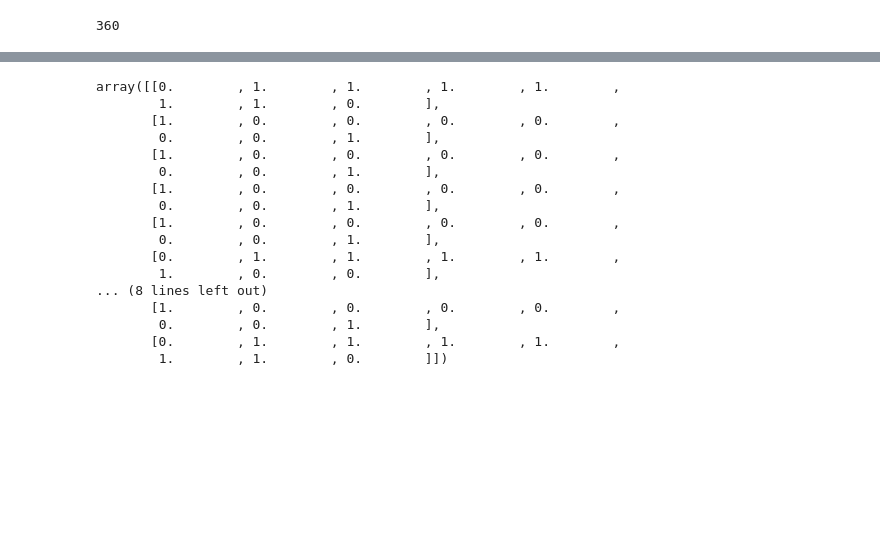
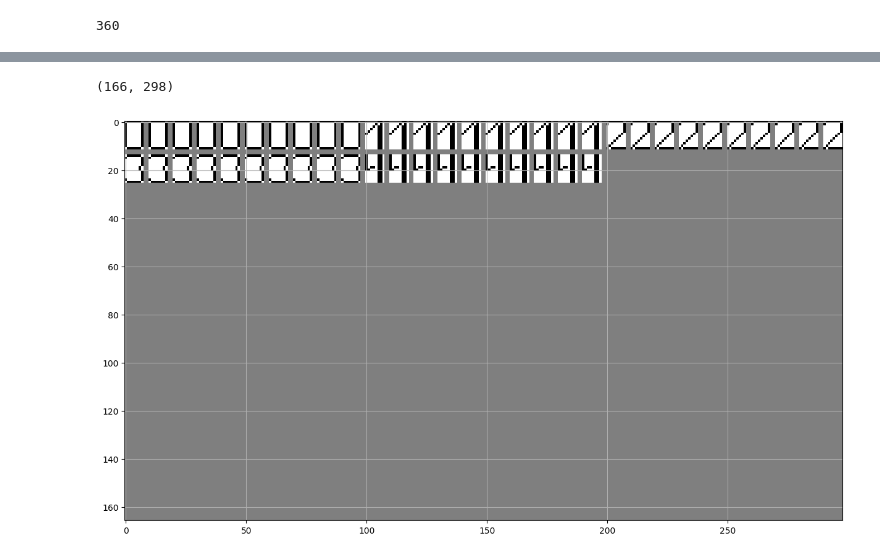
Before and after one commit to mikolasan/ai_sandbox, a Jupyter notebook: arc/hopfield.ipynb, the cells around one changed output, grey strips where cells are left out. Drawn from its saved outputs; the diff is of its cells as text; code cells hidden in the pictures; blank space fills up the shorter version.

```diff
--- a/arc/hopfield.ipynb
+++ b/arc/hopfield.ipynb
@@ -102,22 +114,42 @@ print(alld.shape)
+# %%
+space = 2
+n_copies = 30
+n_classes = 12
+digit_height = 12
+digit_width = 8
+alld = np.zeros(
+    (n_classes * (digit_height + space) - space,
+    n_copies * (digit_width + space) - space))
+print(alld.shape)
+
+def print_full_grid(arr):
+    M, N = arr.shape
+    for p in range(N):
+        otv = np.zeros((digit_height, digit_width))
+        ot = arr[:, p]
+        for n in range(M):
+            otv[n // digit_width, n % digit_width] = ot[n]
+
+        x = (p % n_copies) * space
+        y = (p // n_copies) * space
+        a = slice(
+            (p // n_copies) * digit_height + y,
+            (p // n_copies + 1) * digit_height + y)
+        b = slice(
+            x + (p % n_copies) * digit_width,
+            x + (p % n_copies + 1) * digit_width)
+        alld[a, b] = otv
+
+    # Plotting the results
+    fig, ax = plt.subplots(figsize=(15, 15))
+    # cmap = plt.cm.get_cmap('gray')
+    ax.imshow(alld, cmap=plt.cm.gray_r)
+    ax.grid(True)
+
+    plt.show()
+# %% [output]
+(166, 298)
 # %%
-tt = np.array(CY).T
-tt.shape
-tt[0].reshape(12, 8)
+print_full_grid(t)
 # %% [output]
-array([[0.        , 1.        , 1.        , 1.        , 1.        ,
-        1.        , 1.        , 0.        ],
-       [1.        , 0.        , 0.        , 0.        , 0.        ,
-        0.        , 0.        , 1.        ],
-       [1.        , 0.        , 0.        , 0.        , 0.        ,
-        0.        , 0.        , 1.        ],
-       [1.        , 0.        , 0.        , 0.        , 0.        ,
-        0.        , 0.        , 1.        ],
-       [1.        , 0.        , 0.        , 0.        , 0.        ,
-        0.        , 0.        , 1.        ],
-       [0.        , 1.        , 1.        , 1.        , 1.        ,
-        1.        , 0.        , 0.        ],
-... (8 lines left out)
-       [1.        , 0.        , 0.        , 0.        , 0.        ,
-        0.        , 0.        , 1.        ],
-       [0.        , 1.        , 1.        , 1.        , 1.        ,
-        1.        , 1.        , 0.        ]])
+[figure, added]
```
Also changed, not shown: parts of 21 cells of this notebook, 1 other file.
